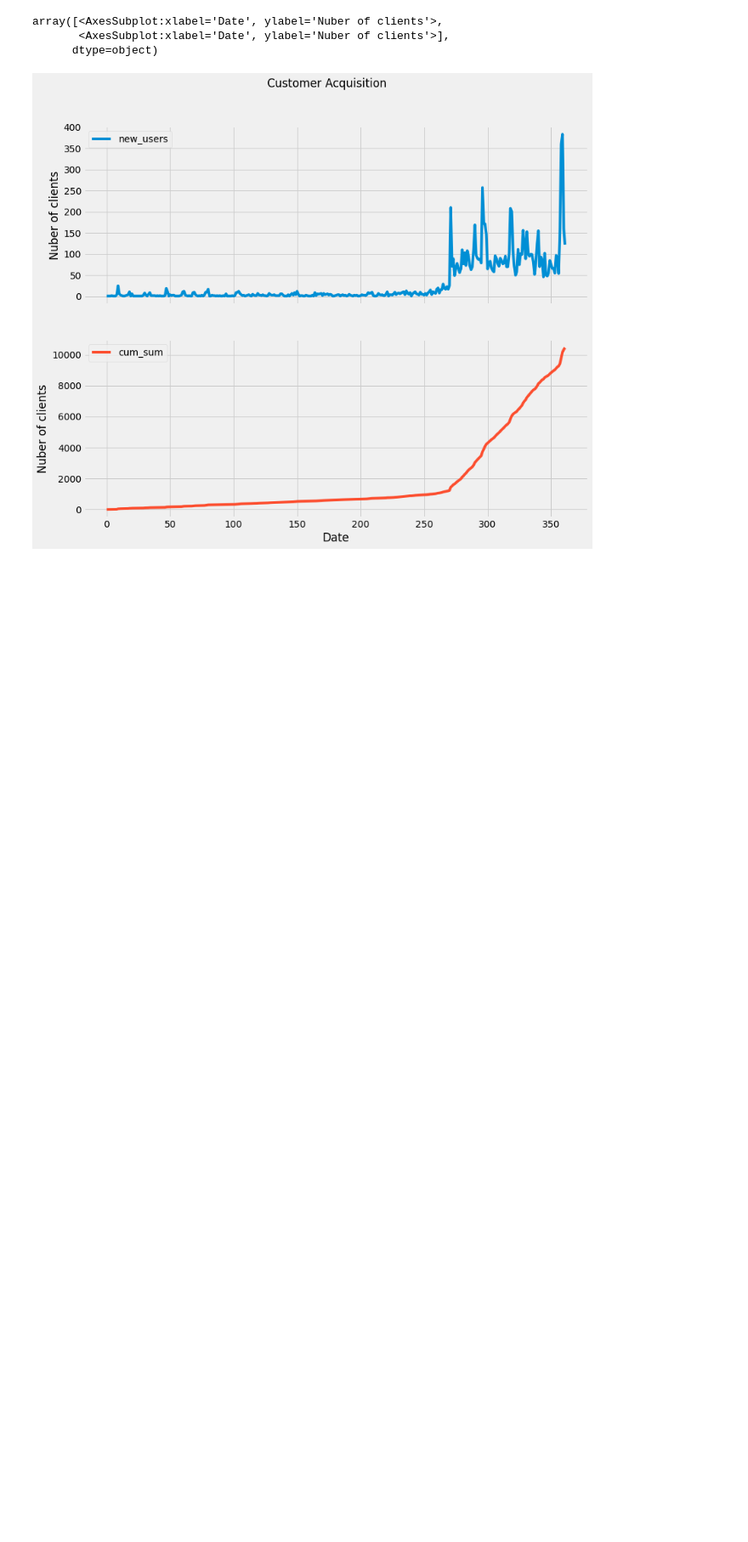
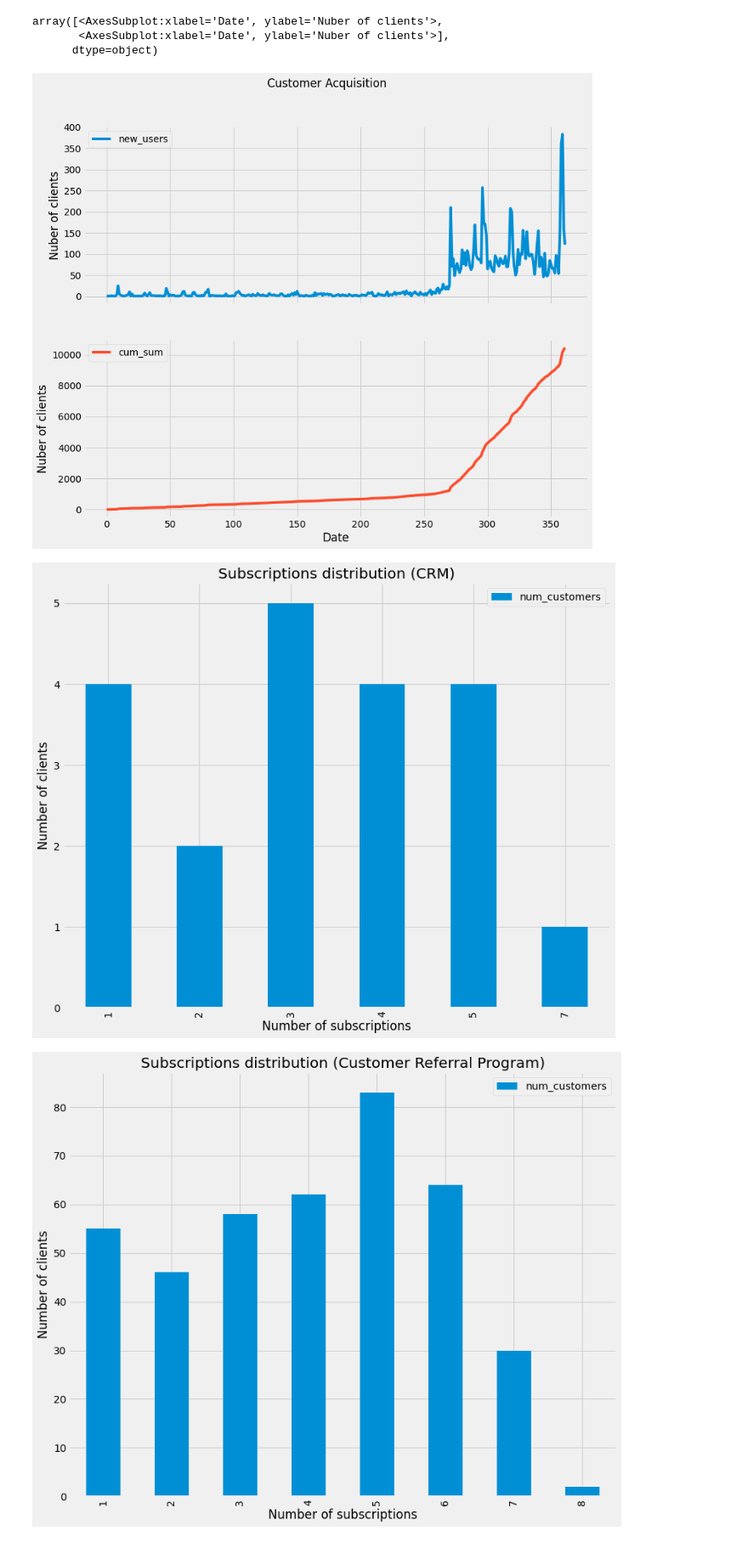
Before and after one commit to silvio-galanti/skin_case_study, a Jupyter notebook: skin_case_study.ipynb, the cells around one changed output. Shown at 85% size. Drawn from its saved outputs; the diff is of its cells as text; code cells hidden in the pictures; blank space fills up the shorter version.

Commit message:
Added plots for subscription distributions

```diff
--- a/skin_case_study.ipynb
+++ b/skin_case_study.ipynb
@@ -18,3 +18,12 @@ array([<AxesSubplot:xlabel='Date', ylabel='Nuber of clients'>,
        <AxesSubplot:xlabel='Date', ylabel='Nuber of clients'>],
       dtype=object)
 [figure]
+# %%
+df_subscription_dist = pd.read_sql('SELECT * FROM vsubscriptions_distribution_per_channel', con=connection)
+
+for channel in df_marketing["marketing_channel"].to_numpy():
+    df_dist = df_subscription_dist[df_subscription_dist['marketing_channel'].eq(channel)][['num_subscriptions', 'num_customers']].set_index('num_subscriptions', drop=True)
+    df_dist.plot(kind='bar', figsize=(12, 10), title=f"Subscriptions distribution ({channel})", xlabel="Number of subscriptions", ylabel="Number of clients",)
+# %% [output]
+[figure, added]
+[figure, added]
```
Also changed, not shown: parts of 2 cells of this notebook.
